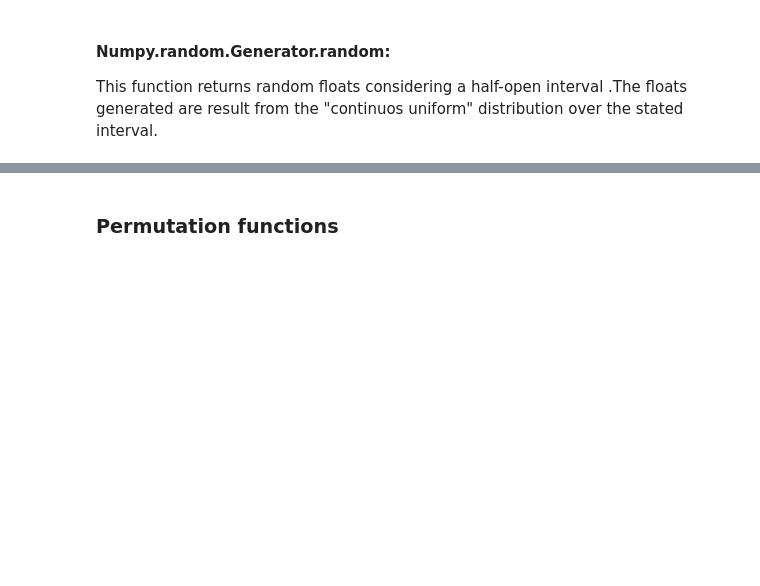
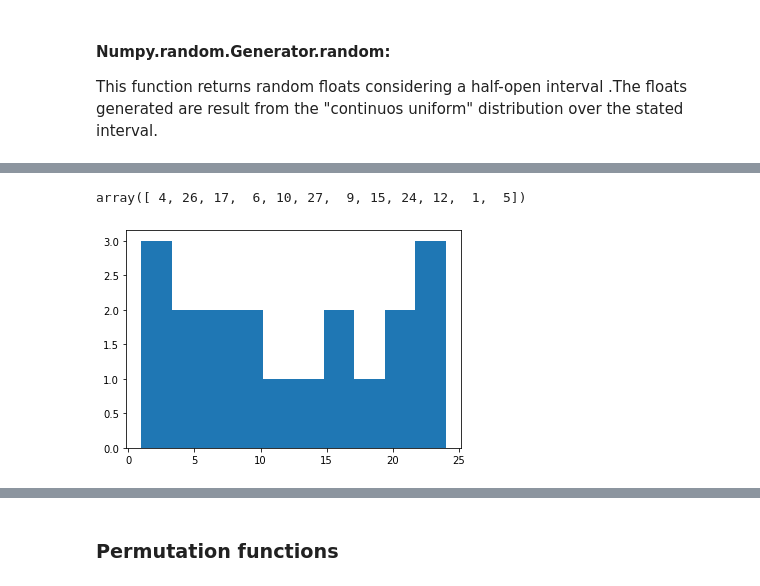
Before and after one commit to Ainara12/Programming-for-Data-Analysis, a Jupyter notebook: PAD Project.ipynb, the cells around one changed output, grey strips where cells are left out. Drawn from its saved outputs; the diff is of its cells as text; code cells hidden in the pictures; blank space fills up the shorter version.

```diff
--- a/PAD Project.ipynb
+++ b/PAD Project.ipynb
@@ -106,0 +169,16 @@ This function returns random floats considering a half-open interval .The floats
+# %%
+#Example of this function usage:
+#We create an array of 12 integers between 1 and 9 without replacement and uniform distribution by default:
+
+np.random.choice(a= np.arange(1,30),size = 12, replace = False, p = None)
+# %% [output]
+array([ 4, 26, 17,  6, 10, 27,  9, 15, 24, 12,  1,  5])
+# %%
+#Plotting the integers above to show distribution more clearly:
+x = np.random.choice(a= np.arange(1,25),size = 19, replace = False, p = None)
+
+plt.hist(x)
+
+plt.show()
+# %% [output]
+[figure, added]
```
Also changed, not shown: parts of 15 cells of this notebook.
